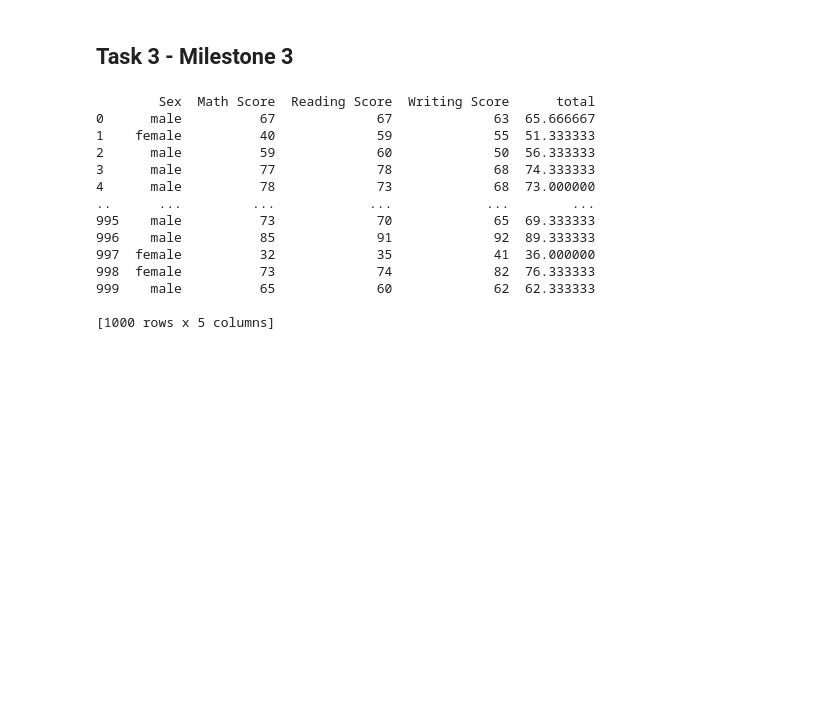
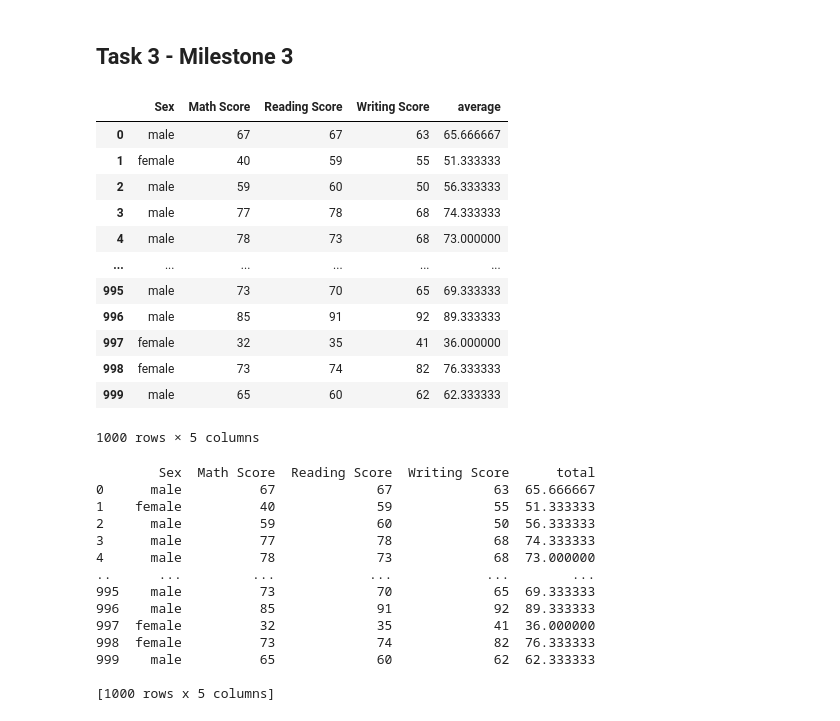
Before and after one commit to ubco-W2022T1-cosc301/project-group01, a Jupyter notebook: notebooks/analysis2.ipynb, the cells around one changed output. Drawn from its saved outputs; the diff is of its cells as text; code cells hidden in the pictures; blank space fills up the shorter version.

```diff
--- a/notebooks/analysis2.ipynb
+++ b/notebooks/analysis2.ipynb
@@ -146,6 +152,24 @@ sns.barplot(x='gender',y='average score', data=d, hue='gender', capsize =0.25)
 [figure]
 # %% [markdown]
 ## Task 3 - Milestone 3
+# %%
+from project_functions2 import load_and_process
+d = load_and_process('../data/raw/exams.csv')
+d
+# %% [output]
+|  | Sex | Math Score | Reading Score | Writing Score | average |
+| 0 | male | 67 | 67 | 63 | 65.666667 |
+| 1 | female | 40 | 59 | 55 | 51.333333 |
+| 2 | male | 59 | 60 | 50 | 56.333333 |
+| 3 | male | 77 | 78 | 68 | 74.333333 |
+| 4 | male | 78 | 73 | 68 | 73.000000 |
+| ... | ... | ... | ... | ... | ... |
+| 995 | male | 73 | 70 | 65 | 69.333333 |
+| 996 | male | 85 | 91 | 92 | 89.333333 |
+| 997 | female | 32 | 35 | 41 | 36.000000 |
+| 998 | female | 73 | 74 | 82 | 76.333333 |
+| 999 | male | 65 | 60 | 62 | 62.333333 |
+1000 rows × 5 columns
 # %%
 d = pd.read_csv('../data/raw/exams.csv')
 
```
Also changed, not shown: parts of 10 cells of this notebook, 3 other files.
